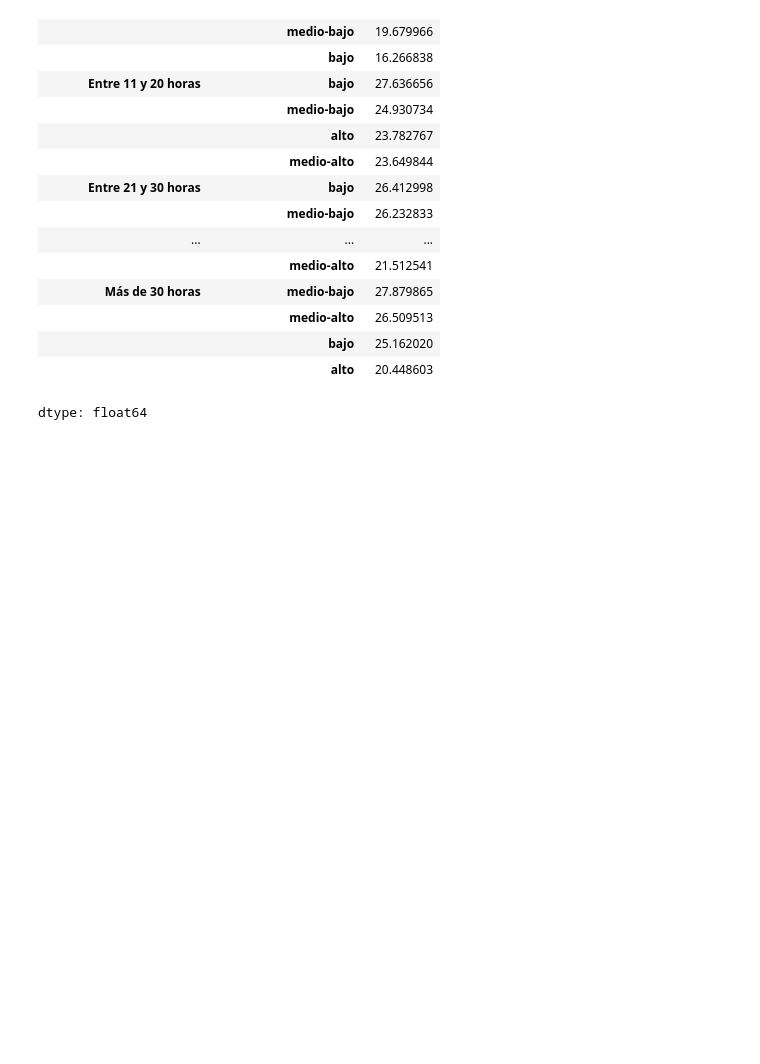
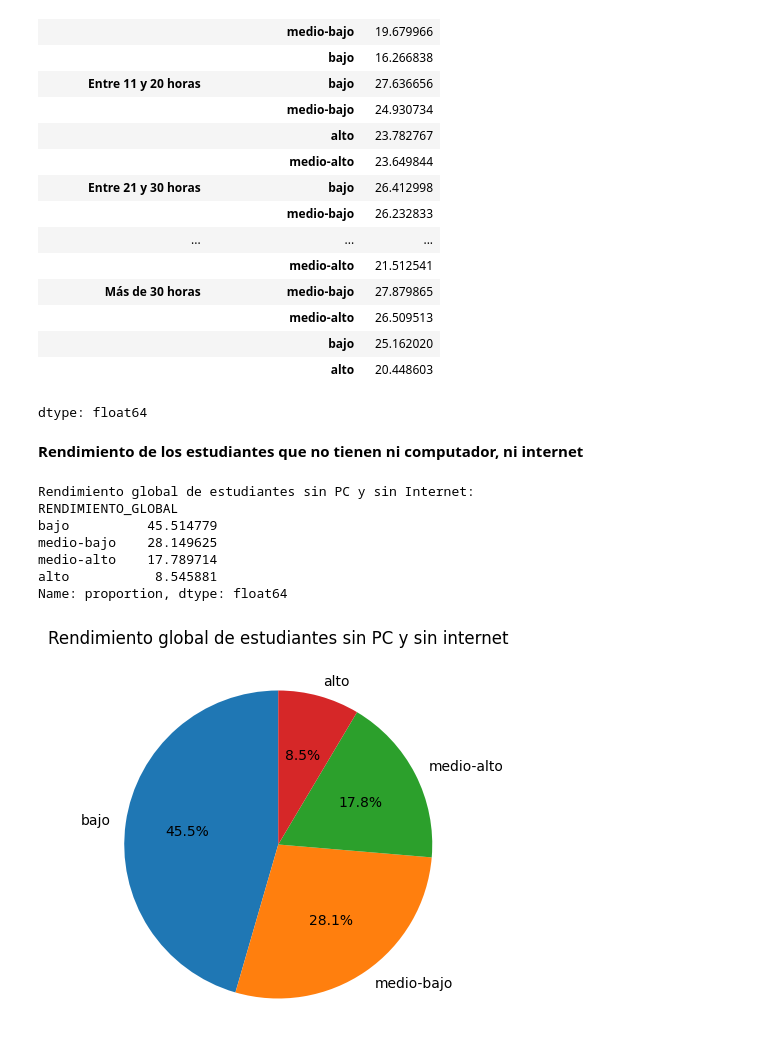
Before and after one commit to CarlosMejia07/Proyecto-Kaggle-UdeA-20252, a Jupyter notebook: 01-exploración.ipynb, the cells around one changed output. Cells and saved outputs as stored; diff of their text form; code cells hidden in the pictures; blank space fills up the shorter version.

```diff
--- a/01-exploración.ipynb
+++ b/01-exploración.ipynb
@@ -143,3 +143,27 @@ Estudio1
 |  | bajo | 25.162020 |
 |  | alto | 20.448603 |
 dtype: float64
+# %% [markdown]
+**Rendimiento de los estudiantes que no tienen ni computador, ni internet**
+# %%
+SinPC_Int = (z1["F_TIENECOMPUTADOR"] == "No") & (z1["F_TIENEINTERNET"] == "No")
+z1_filtrado = z1[SinPC_Int]
+
+porcentajes = z1_filtrado["RENDIMIENTO_GLOBAL"].value_counts(normalize=True) * 100
+
+print("Rendimiento global de estudiantes sin PC y sin Internet:")
+print(porcentajes)
+
+porcentajes.plot(kind="pie", autopct="%1.1f%%", startangle=90, figsize=(5,5))
+plt.ylabel("")
+plt.title("Rendimiento global de estudiantes sin PC y sin internet")
+plt.show()
+# %% [output]
+Rendimiento global de estudiantes sin PC y sin Internet:
+RENDIMIENTO_GLOBAL
+bajo          45.514779
+medio-bajo    28.149625
+medio-alto    17.789714
+alto           8.545881
+Name: proportion, dtype: float64
+[figure, added]
```
Also changed, not shown: parts of 1 cell of this notebook.
